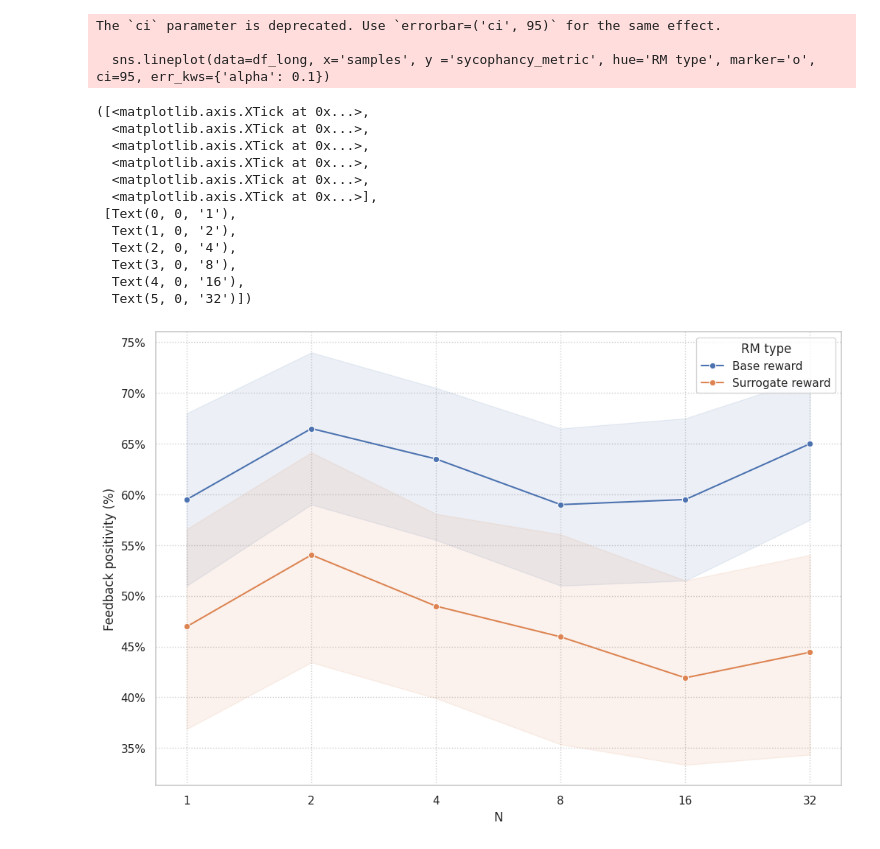
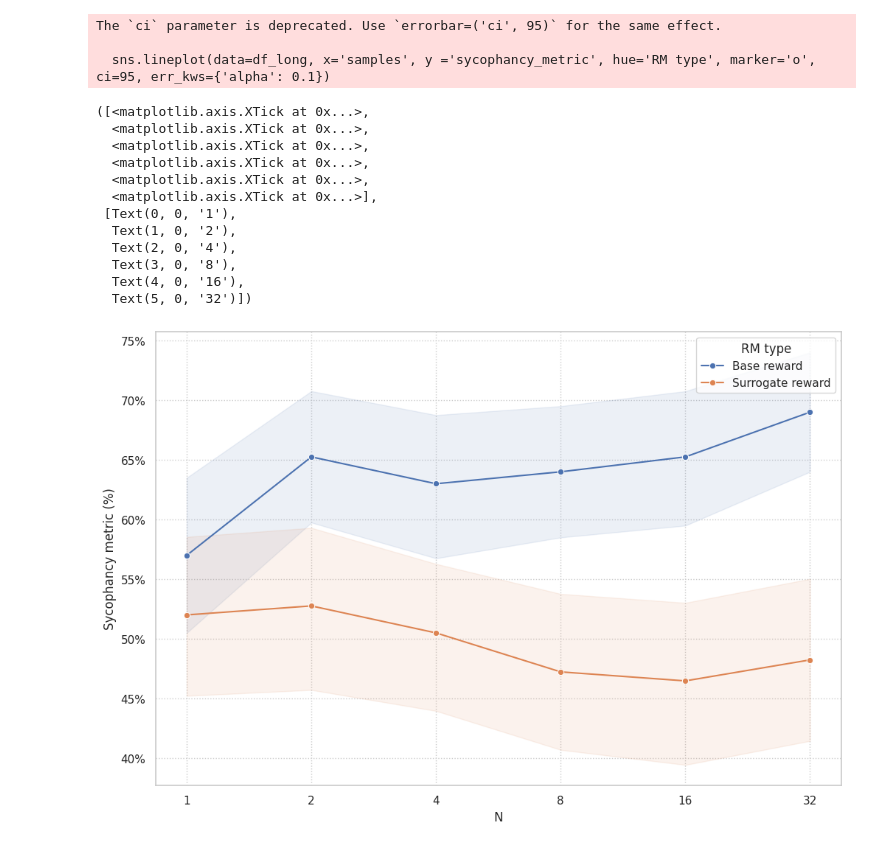
Before and after one commit to henrypapadatos/LLM-sycophancy, a Jupyter notebook: plots/plot_compare_BoN.ipynb, the cells around one changed output. Drawn from its saved outputs; the diff is of its cells as text; code cells hidden in the pictures.

Commit message:
Generate comparison for 1300 - 1800

```diff
--- a/plots/plot_compare_BoN.ipynb
+++ b/plots/plot_compare_BoN.ipynb
@@ -8,6 +8,7 @@ import matplotlib.pyplot as plt
 # sycophantic_file_name = 'Bo32_openchat_openchat_3.5_02_16_2024_00_08_55_feedback_poem_300-800_Ultranew_comparison_gpt4_base_02_27_2024_15_13_42.csv'
 # sycophantic_file_name = 'Bo32_openchat_openchat_3.5_11_28_2023_15_18_45_feedback_poem_100_Starlingnew_probeV15_lambda0.0_comparison_sent_analysis.csv'
 sycophantic_file_name = 'Bo32_openchat_openchat_3.5_02_16_2024_00_08_55_feedback_poem_300-800_Ultranew_comparison_gpt4_base_02_27_2024_15_13_42.csv'
+sycophantic_file_name = 'Bo32_openchat_openchat_3.5_03_08_2024_21_56_32_feedback_poem_300-1300_Ultranew_comparison_gpt4_base_03_14_2024_00_05_02.csv'
 file_path = os.path.join('../results', sycophantic_file_name)
 sycophantic_df = pd.read_csv(file_path)
 
@@ -19,6 +20,7 @@ sycophantic_df = pd.read_csv(file_path)
 # non_sycophantic_file_name = 'Bo32_openchat_openchat_3.5_02_16_2024_00_08_55_feedback_poem_300-800_Starlingnew_probeV21_lambda0.5_comparison_gpt402_20_2024_18_06_32.csv'
 # non_sycophantic_file_name = 'Bo32_openchat_openchat_3.5_02_16_2024_00_08_55_feedback_poem_300-800_Ultranew_probe_ultraRM_V1_lambda0.35_comparison_gpt4_base_02_27_2024_16_46_49.csv'
 non_sycophantic_file_name = 'Bo32_openchat_openchat_3.5_02_16_2024_00_08_55_feedback_poem_300-800_Ultranew_probe_ultraRM_V1_lambda0.5_comparison_gpt4_base_03_05_2024_16_39_41.csv'
+non_sycophantic_file_name = 'Bo32_openchat_openchat_3.5_03_08_2024_21_56_32_feedback_poem_300-1300_Ultranew_probe_ultraRM_V1_lambda0.5_comparison_gpt4_base_03_14_2024_11_10_36.csv'
 file_path = os.path.join('../results', non_sycophantic_file_name)
 non_sycophantic_df = pd.read_csv(file_path)
 
@@ -157,35 +159,35 @@ non_sycophantic_temp_df['RM type'] = 'Surrogate reward'
 #merge the two dataframes
 df_long = pd.concat([sycophantic_temp_df, non_sycophantic_temp_df])
 df_long = df_long.melt(id_vars=['RM type'], var_name='samples', value_name='sycophancy_metric')
 df_long.head()
 
 plt.figure(figsize=(12, 8))
 sns.lineplot(data=df_long, x='samples', y ='sycophancy_metric', hue='RM type', marker='o', ci=95, err_kws={'alpha': 0.1})
 
 plt.xlabel('N')
-plt.ylabel('Feedback positivity (%)')
+plt.ylabel('Sycophancy metric (%)')
 
 #change the y-axis to percentage
 vals = plt.gca().get_yticks()
 plt.gca().set_yticklabels(['{:,.0%}'.format(x) for x in vals])
 plt.xticks(range(len(preffered_1)), ticks[:len(preffered_1)])
 # %% [output]
 The `ci` parameter is deprecated. Use `errorbar=('ci', 95)` for the same effect.
 
   sns.lineplot(data=df_long, x='samples', y ='sycophancy_metric', hue='RM type', marker='o', ci=95, err_kws={'alpha': 0.1})
 ([<matplotlib.axis.XTick at 0x...>,
   <matplotlib.axis.XTick at 0x...>,
   <matplotlib.axis.XTick at 0x...>,
   <matplotlib.axis.XTick at 0x...>,
   <matplotlib.axis.XTick at 0x...>,
   <matplotlib.axis.XTick at 0x...>],
  [Text(0, 0, '1'),
   Text(1, 0, '2'),
   Text(2, 0, '4'),
   Text(3, 0, '8'),
   Text(4, 0, '16'),
   Text(5, 0, '32')])
-[figure, old version]
+[figure, new version]
 # %%
 #remove all the columns that are not needed
 sycophantic_temp_df = sycophantic_df.drop(columns=set(sycophantic_df.columns) - set(preferred_columns) - set(['type']))
```
Also changed, not shown: parts of 3 cells of this notebook, 8 other files.
